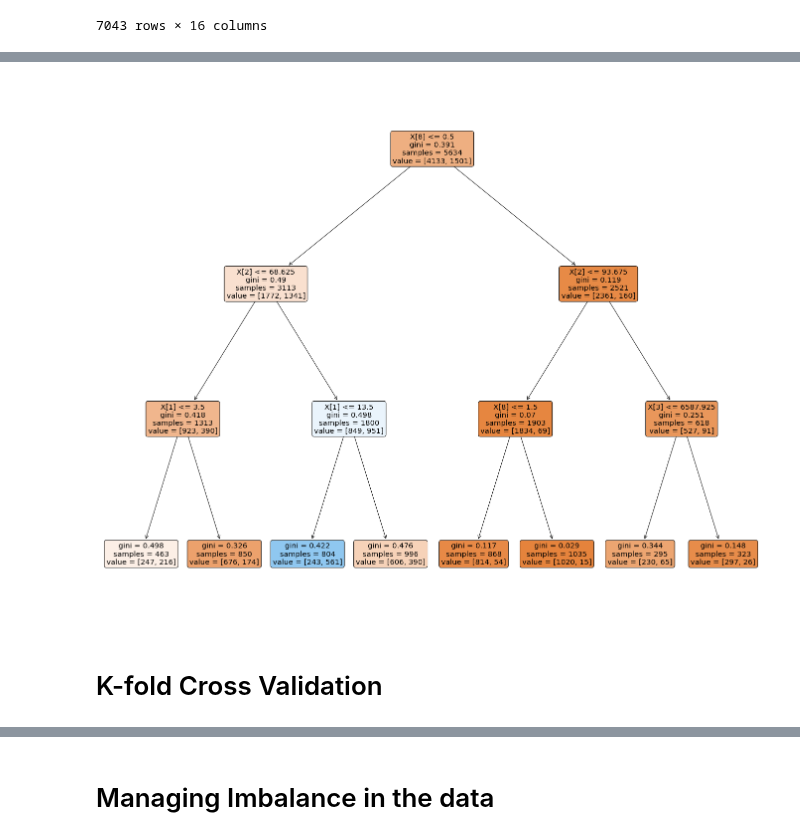
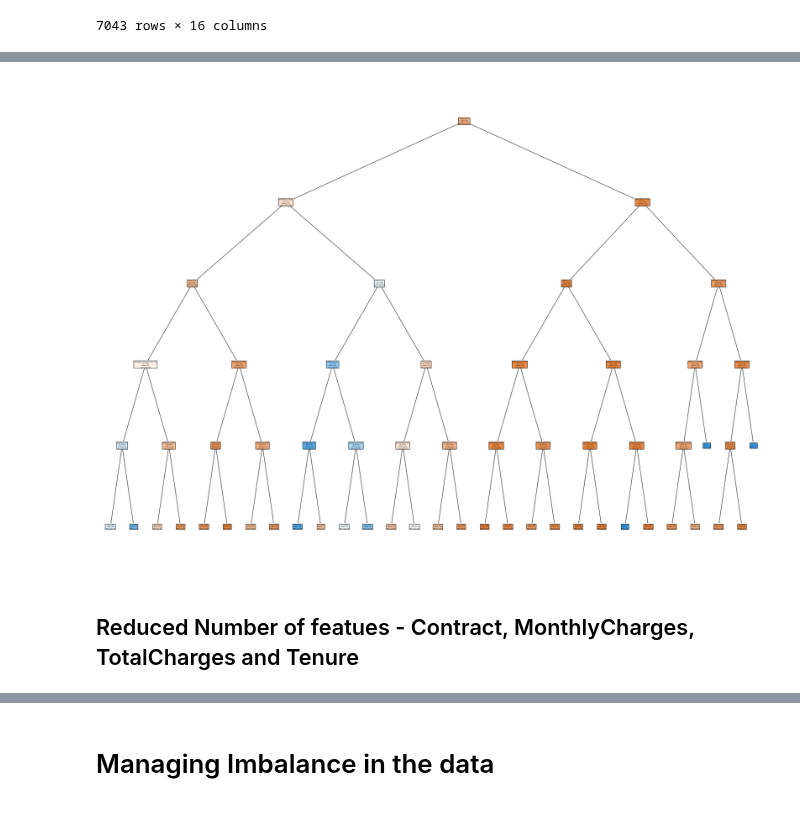
Before and after one commit to NHer0/IronEnrique, a Jupyter notebook: Classification_Handling_Logistic_Regression_Imbalanced_data_Lab/Classification_Handling_Logistic_Regression_Imbalanced_data_Lab.ipynb, the cells around one changed output, grey strips where cells are left out. Cells and saved outputs as stored; diff of their text form; code cells hidden in the pictures.

```diff
--- a/Classification_Handling_Logistic_Regression_Imbalanced_data_Lab/Classification_Handling_Logistic_Regression_Imbalanced_data_Lab.ipynb
+++ b/Classification_Handling_Logistic_Regression_Imbalanced_data_Lab/Classification_Handling_Logistic_Regression_Imbalanced_data_Lab.ipynb
@@ -449,5 +194,5 @@ train[2]
 # %%
-x_train = pd.concat([train[0], train[1], train[2]], axis=1)
-y_train = train[3]
-x_test = pd.concat([test[0], test[1], test[2]], axis=1)
-y_test = test[3]
+x_allvars_train = pd.concat([train[0], train[1], train[2]], axis=1)
+y_allvars_train = train[3]
+x_allvars_test = pd.concat([test[0], test[1], test[2]], axis=1)
+y_allvars_test = test[3]
@@ -515,0 +199,2 @@ Index(['SeniorCitizen', 'tenure', 'MonthlyCharges', 'TotalCharges', 'gender',
+# %%
+output_allvars = classification(x_allvars_train, y_allvars_train, x_allvars_test, y_allvars_test, DecisionTreeClassifier(max_depth=5), cv=10, pos_label="Yes", verbose=True, plot=True)
@@ -516,9 +220,7 @@ Index(['SeniorCitizen', 'tenure', 'MonthlyCharges', 'TotalCharges', 'gender',
 # %%
-fig, axes = plt.subplots(nrows = 1,ncols = 1,figsize = (24,20))
+fig, axes = plt.subplots(nrows = 1,ncols = 1, figsize=(32,24))
 
-plot_tree(model_allvars, filled = True, rounded=True)
+plot_tree(output_allvars["model"], filled = True, rounded=True, feature_names=x_allvars_train.columns)
 plt.show()
 # %% [output]
-[figure, old version]
+[figure, new version]
-# %% [markdown]
-# K-fold Cross Validation
@@ -527,0 +227,2 @@ y = churnData["Churn"]
+# %% [markdown]
+## Reduced Number of featues - Contract, MonthlyCharges, TotalCharges and Tenure
```
Also changed, not shown: parts of 95 cells of this notebook.
